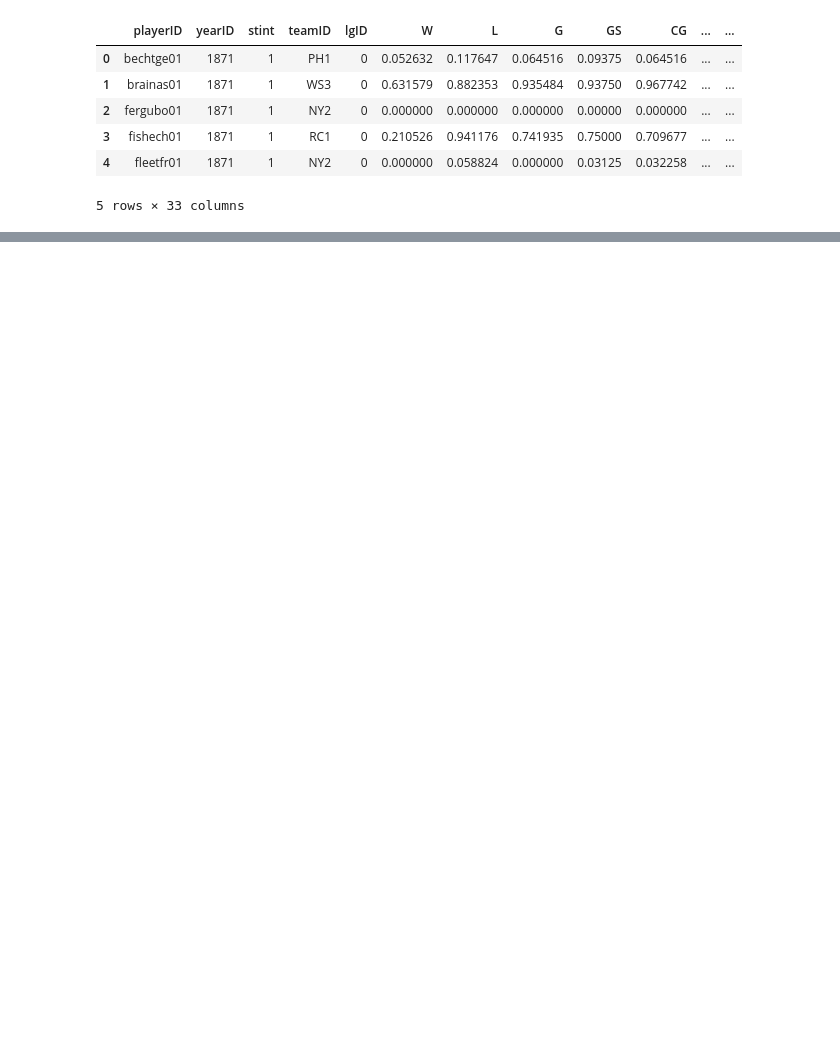
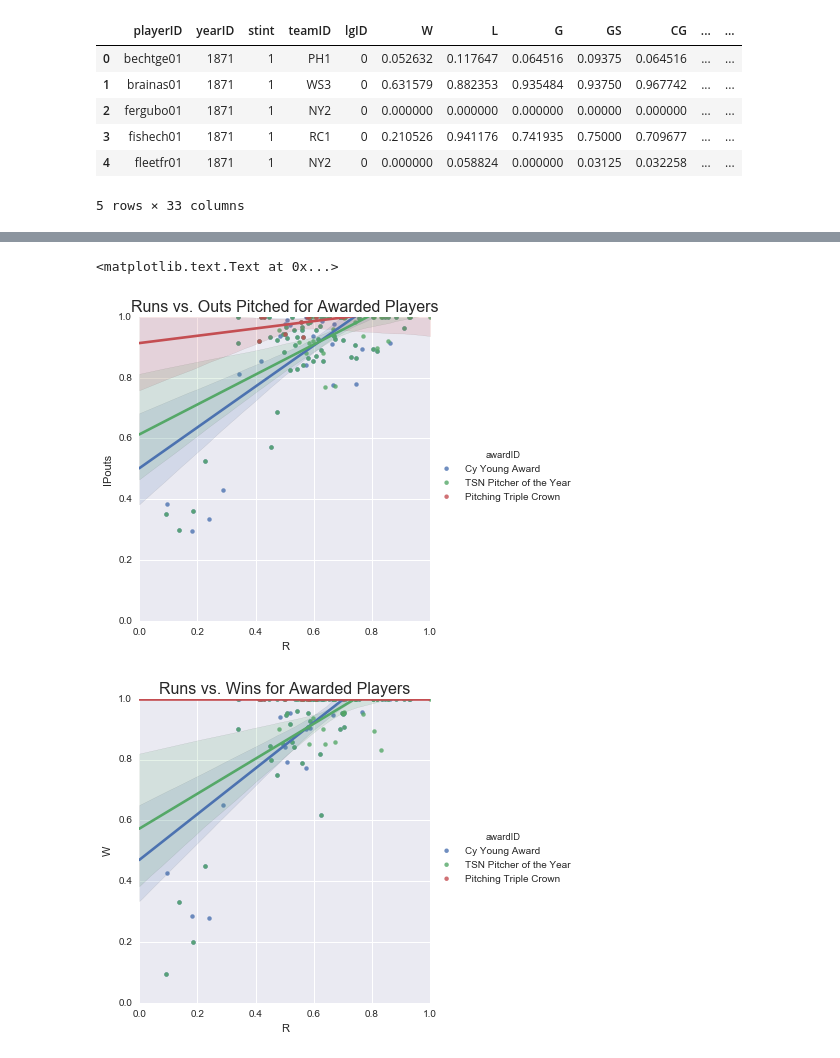
Before and after one commit to ppotiny/BaseballAnalysis, a Jupyter notebook: BaseballAnalysis.ipynb, the cells around one changed output, grey strips where cells are left out. Drawn from its saved outputs; the diff is of its cells as text; code cells hidden in the pictures; blank space fills up the shorter version.

```diff
--- a/BaseballAnalysis.ipynb
+++ b/BaseballAnalysis.ipynb
@@ -160,0 +175,17 @@ sns.boxplot('awardID', 'IPouts', data=pitcher_stats.loc[(pitcher_stats['yearID']
+# %%
+sns.lmplot(x='R', y='IPouts', hue='awardID', data=pitcher_stats.loc[(pitcher_stats['yearID'] >= 1967)\
+                                                                    & (pitcher_stats['awardID'] != 'None')])
+
+plt.ylim(0, 1)
+plt.xlim(0, 1)
+plt.title('Runs vs. Outs Pitched for Awarded Players', fontsize=16)
+
+sns.lmplot(x='R', y='W', hue='awardID', data=pitcher_stats.loc[(pitcher_stats['yearID'] >= 1967)\
+                                                                    & (pitcher_stats['awardID'] != 'None')])
+plt.ylim(0, 1)
+plt.xlim(0, 1)
+plt.title('Runs vs. Wins for Awarded Players', fontsize=16)
+# %% [output]
+<matplotlib.text.Text at 0x...>
+[figure, added]
+[figure, added]
```
Also changed, not shown: parts of 27 cells of this notebook.
